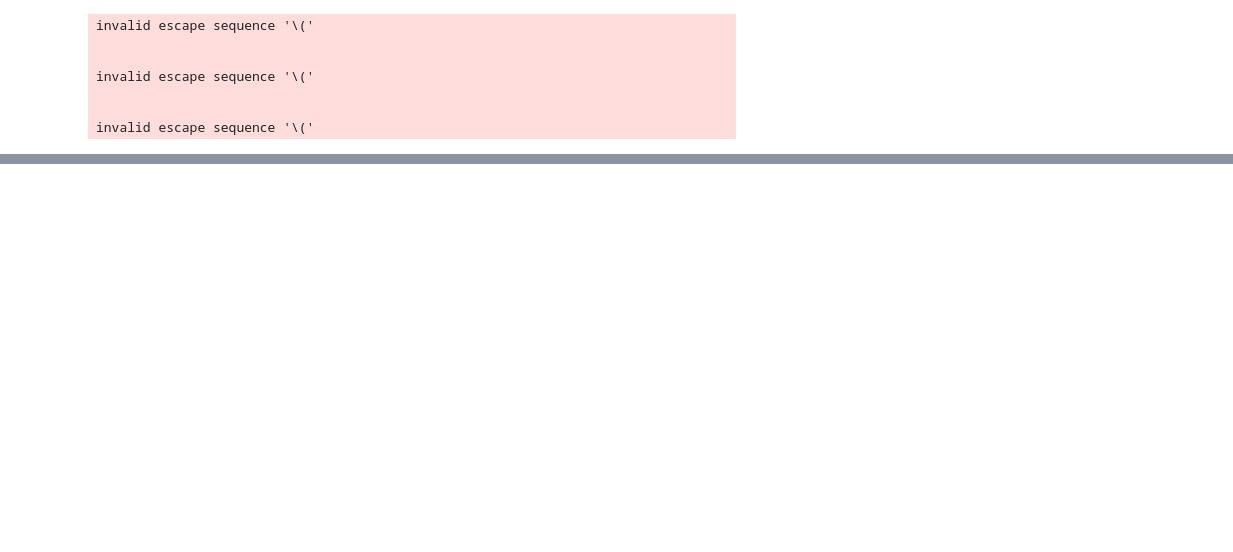
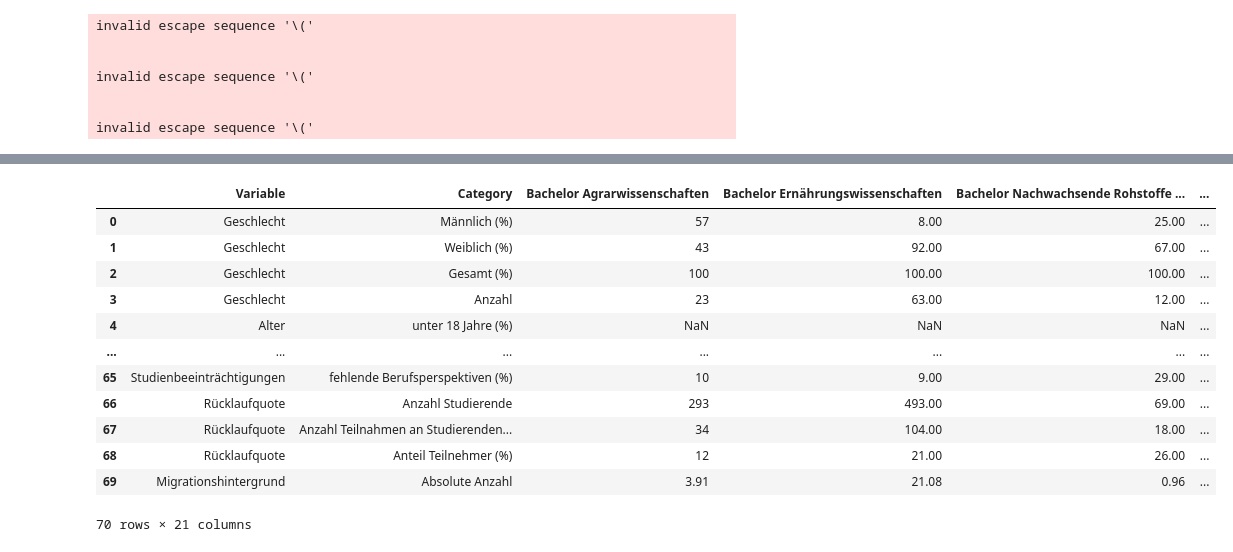
Before and after one commit to davidbirkenberger/infoviz, a Jupyter notebook: Migrationshintergrund.ipynb, the cells around one changed output, grey strips where cells are left out. Cells and saved outputs as stored; diff of their text form; code cells hidden in the pictures; blank space fills up the shorter version.

```diff
--- a/Migrationshintergrund.ipynb
+++ b/Migrationshintergrund.ipynb
@@ -18,4 +14,10 @@ TypeError: _LocationIndexer.__call__() got multiple values for argument 'axis'
 # %%
+import pandas as pd
+import plotly.express as px
+
+# Datei einlesen (ersetze 'data.xlsx' durch den tatsächlichen Dateinamen)
+file_path = "data.xlsx"
+
 # Alle Sheets einlesen, aber das erste Blatt ignorieren
 sheets = pd.read_excel(file_path, sheet_name=None, engine="openpyxl")
 
@@ -34,8 +36,8 @@ for jahr, df in sheets.items():
                        df["Category"].str.contains("\(\%\)", na=False)]
 
     # Extrahiere die Zeilen mit "Anzahl Studierende"
-    total_students_row = df[df["Variable"].str.contains("Rücklaufquote", na=False) &
-                            df["Category"].str.contains("Anzahl Studierende", na=False)]
+    total_students_row = df[df["Variable"].str.contains("Migrationshintergrund", na=False) &
+                            df["Category"].str.contains("Anzahl", na=False)]
 
     if not migration_row.empty and not total_students_row.empty:
         # Gesamtanzahl der Studierenden summieren
@@ -62,14 +64,27 @@ fig = px.line(
     y="Gewichteter Relativer Anteil (%)",
     markers=True,
     title="Relativer Anteil Studierender mit Migrationshintergrund",
-    color_discrete_sequence=px.colors.qualitative.Safe
+    color_discrete_sequence=px.colors.qualitative.Safe,
+    template="infoviz"
 )
 
+# Layout-Anpassungen
+fig.update_traces(line=dict(width=3))  # Linie dicker machen
+
 fig.update_layout(
-    xaxis_title="Jahr",
-    yaxis_title="Relativer Anteil (%)",
-    yaxis=dict(range=[0, 40]),
-    template="plotly_white"
+    yaxis=dict(range=[0, 40]),  # Y-Achsenbereich festlegen
+    annotations=[
+        dict(
+            text="Datenquelle: Universität 2024",  # Individueller Untertitel
+            xanchor="left",  # Linksbündig
+            x=-0.045,  # x-Position
+            y=1.14,  # y-Position
+            xref="paper", yref="paper",
+            showarrow=False,
+            font=dict(size=14, color="grey", family="Arial")  # Schriftgröße, Farbe und Schriftart
+        )
+    ],
+    xaxis=dict(range=[2013, 2025])
 )
 
 fig.show()
@@ -200,0 +184,16 @@ pio.templates["infoviz"] = infoviz_template
+# %%
+updated_sheets["2024"]
+# %% [output]
+|  | Variable | Category | Bachelor Agrarwissenschaften | Bachelor Ernährungswissenschaften | Bachelor Nachwachsende Rohstoffe ... | ... |
+| 0 | Geschlecht | Männlich (%) | 57 | 8.00 | 25.00 | ... |
+| 1 | Geschlecht | Weiblich (%) | 43 | 92.00 | 67.00 | ... |
+| 2 | Geschlecht | Gesamt (%) | 100 | 100.00 | 100.00 | ... |
+| 3 | Geschlecht | Anzahl | 23 | 63.00 | 12.00 | ... |
+| 4 | Alter | unter 18 Jahre (%) | NaN | NaN | NaN | ... |
+| ... | ... | ... | ... | ... | ... | ... |
+| 65 | Studienbeeinträchtigungen | fehlende Berufsperspektiven (%) | 10 | 9.00 | 29.00 | ... |
+| 66 | Rücklaufquote | Anzahl Studierende | 293 | 493.00 | 69.00 | ... |
+| 67 | Rücklaufquote | Anzahl Teilnahmen an Studierenden... | 34 | 104.00 | 18.00 | ... |
+| 68 | Rücklaufquote | Anteil Teilnehmer (%) | 12 | 21.00 | 26.00 | ... |
+| 69 | Migrationshintergrund | Absolute Anzahl | 3.91 | 21.08 | 0.96 | ... |
+70 rows × 21 columns
```
Also changed, not shown: parts of 6 cells of this notebook, 5 other files.
